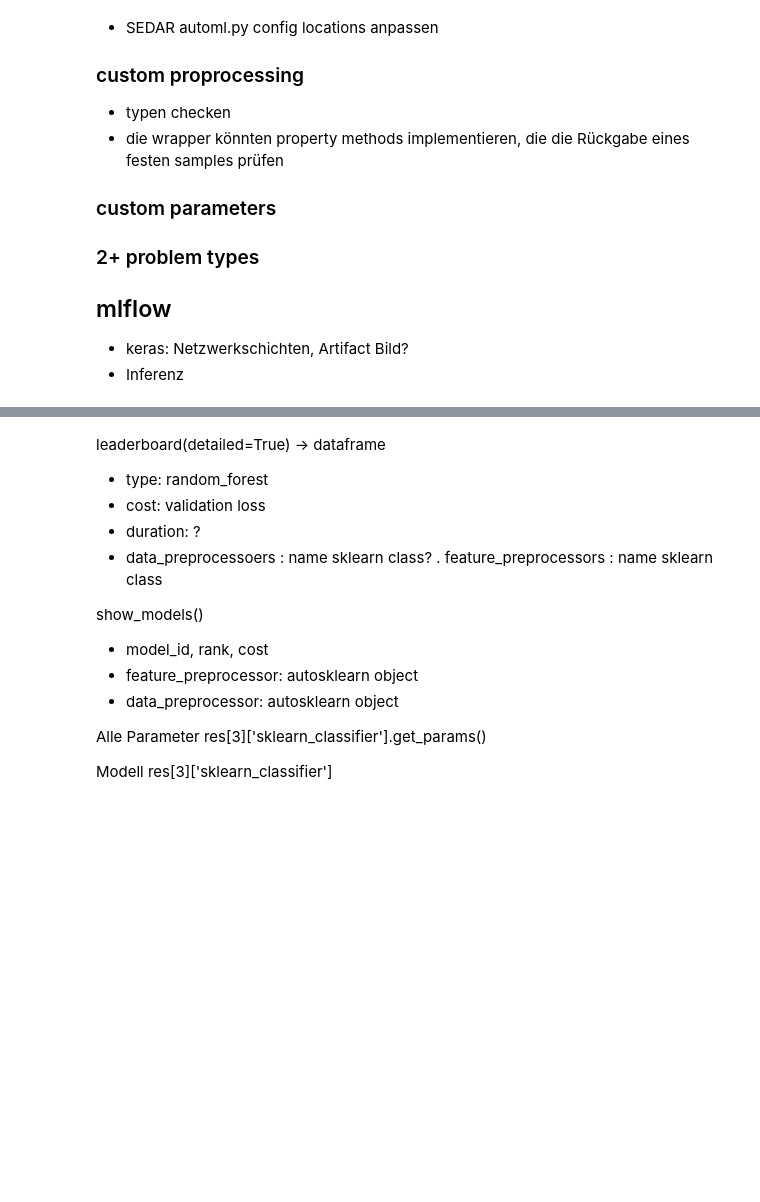
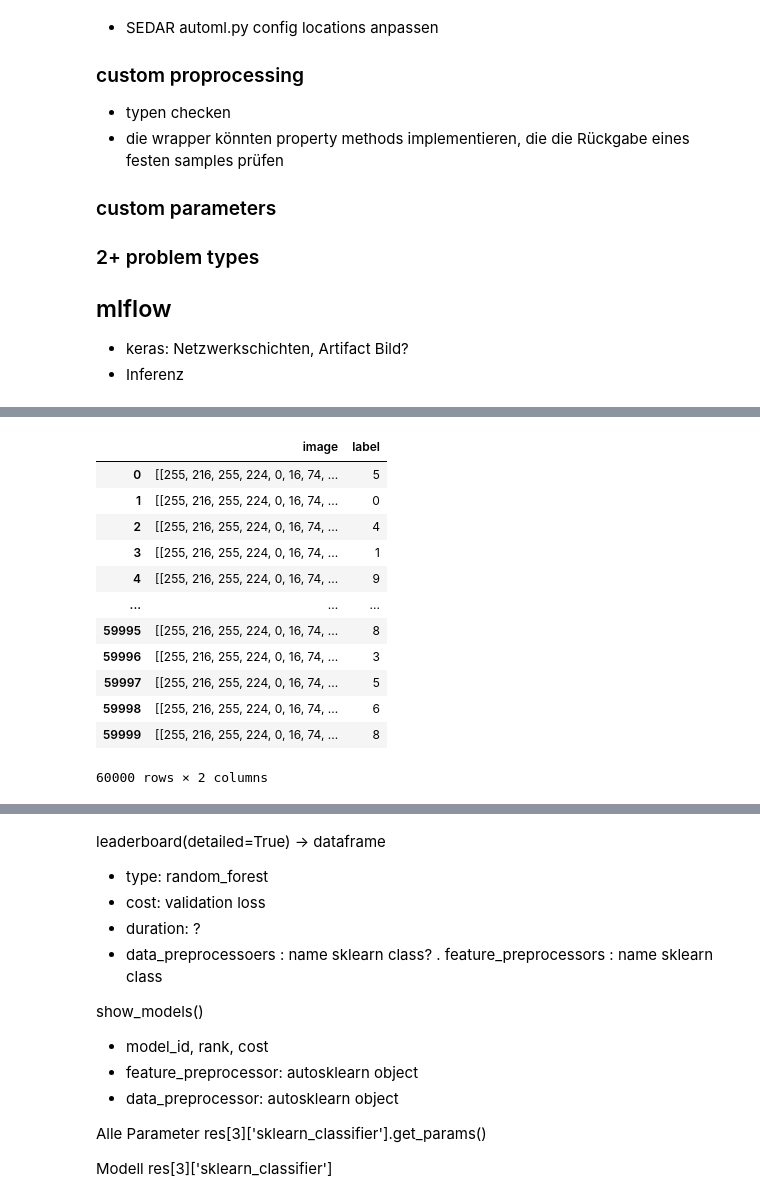
Before and after one commit to mibbels/automlwrapper, a Jupyter notebook: test.ipynb, the cells around one changed output, grey strips where cells are left out. Saved outputs shown, nothing was run; the diff lists cells and outputs as text; code cells hidden in the pictures; blank space fills up the shorter version.

```diff
--- a/test.ipynb
+++ b/test.ipynb
@@ -52,0 +67,5 @@ user_hp = {'num_trials': 4, 'epochs':20, 'time_limit': 120, 'memory_limit':7000,
+# %%
+(x_train, y_train), (x_test, y_test) = mnist.load_data()
+
+x = np.concatenate((x_train, x_test))
+y = np.concatenate((y_train, y_test))
@@ -52,0 +82,45 @@ user_hp = {'num_trials': 4, 'epochs':20, 'time_limit': 120, 'memory_limit':7000,
+# %%
+
+
+#flattened_images = [[bytearray(img)] for img in x_train.reshape(x_train.shape[0], -1)]
+#flattened_images = [[bytearray(Image.fromarray(img))] for img in x_train.reshape(x_train.shape[0], -1)]
+flattened_images = [[bytearray(img)] for img in x_train.reshape(x_train.shape[0], -1)]
+
+from PIL import Image
+import numpy as np
+import io
+
+flattened_images = []
+for img in x_train.reshape(x_train.shape[0], -1):
+    # Reshape the image back to 2D
+    img_2d = img.reshape(int(np.sqrt(img.shape[0])), -1)
+    # Convert to PIL Image
+    img_pil = Image.fromarray(img_2d)
+    # Save to a bytes buffer
+    buffer = io.BytesIO()
+    img_pil.save(buffer, format='JPEG')
+    # Convert to bytes
+    img_bytes = bytearray(buffer.getvalue())
+    flattened_images.append([img_bytes])
+
+mnist = pd.DataFrame(list(zip(flattened_images, y_train)), columns=['image', 'label'])
+
+
+df = pd.read_csv('data/glass.csv')
+user_hp = {'epochs':20, 'time_limit': 240, 'memory_limit':7000, 'testtest': 123}#, 'num_trials': 4,}
+# %%
+mnist
+# %% [output]
+|  | image | label |
+| 0 | [[255, 216, 255, 224, 0, 16, 74, ... | 5 |
+| 1 | [[255, 216, 255, 224, 0, 16, 74, ... | 0 |
+| 2 | [[255, 216, 255, 224, 0, 16, 74, ... | 4 |
+| 3 | [[255, 216, 255, 224, 0, 16, 74, ... | 1 |
+| 4 | [[255, 216, 255, 224, 0, 16, 74, ... | 9 |
+| ... | ... | ... |
+| 59995 | [[255, 216, 255, 224, 0, 16, 74, ... | 8 |
+| 59996 | [[255, 216, 255, 224, 0, 16, 74, ... | 3 |
+| 59997 | [[255, 216, 255, 224, 0, 16, 74, ... | 5 |
+| 59998 | [[255, 216, 255, 224, 0, 16, 74, ... | 6 |
+| 59999 | [[255, 216, 255, 224, 0, 16, 74, ... | 8 |
+60000 rows × 2 columns
```
Also changed, not shown: parts of 23 cells of this notebook, 10 other files.
